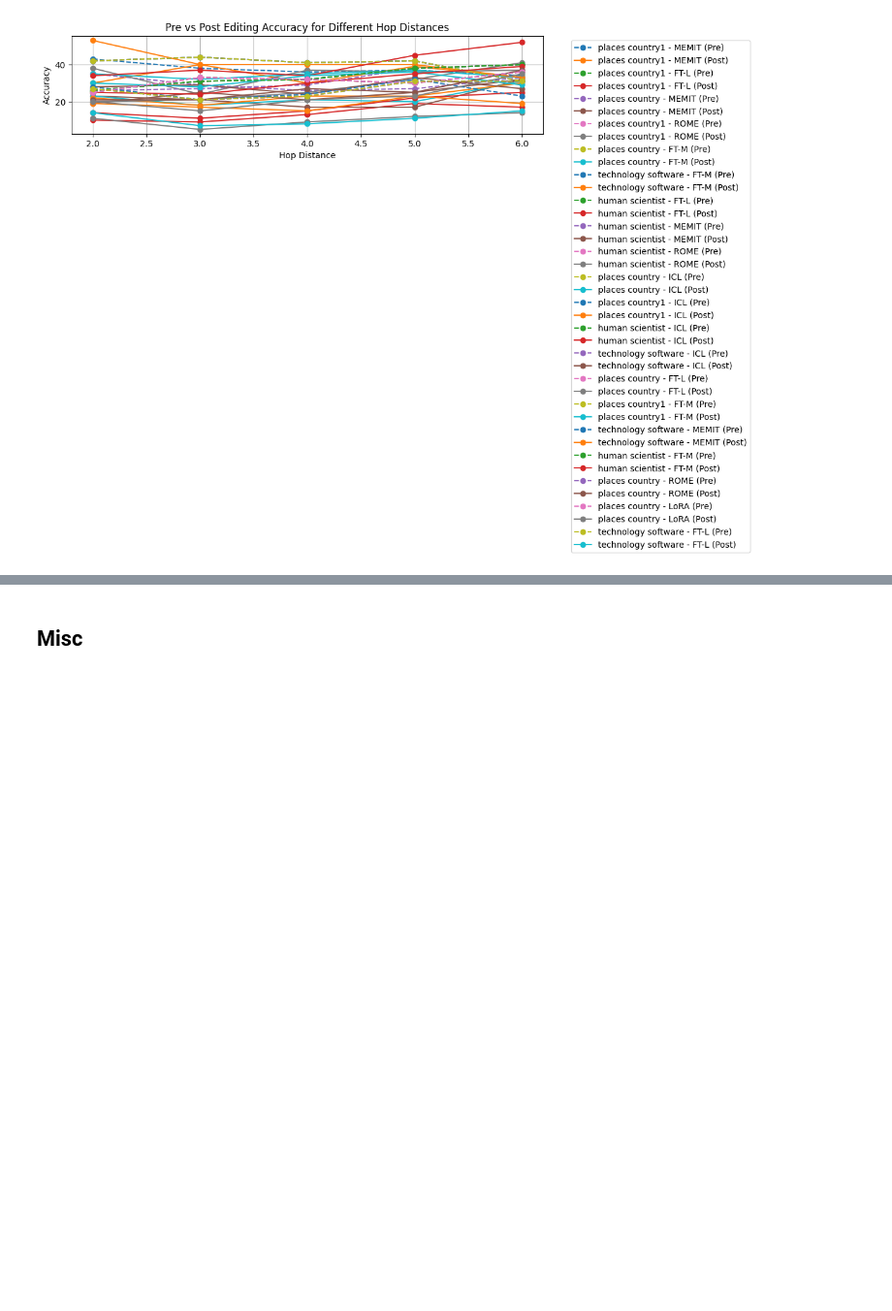
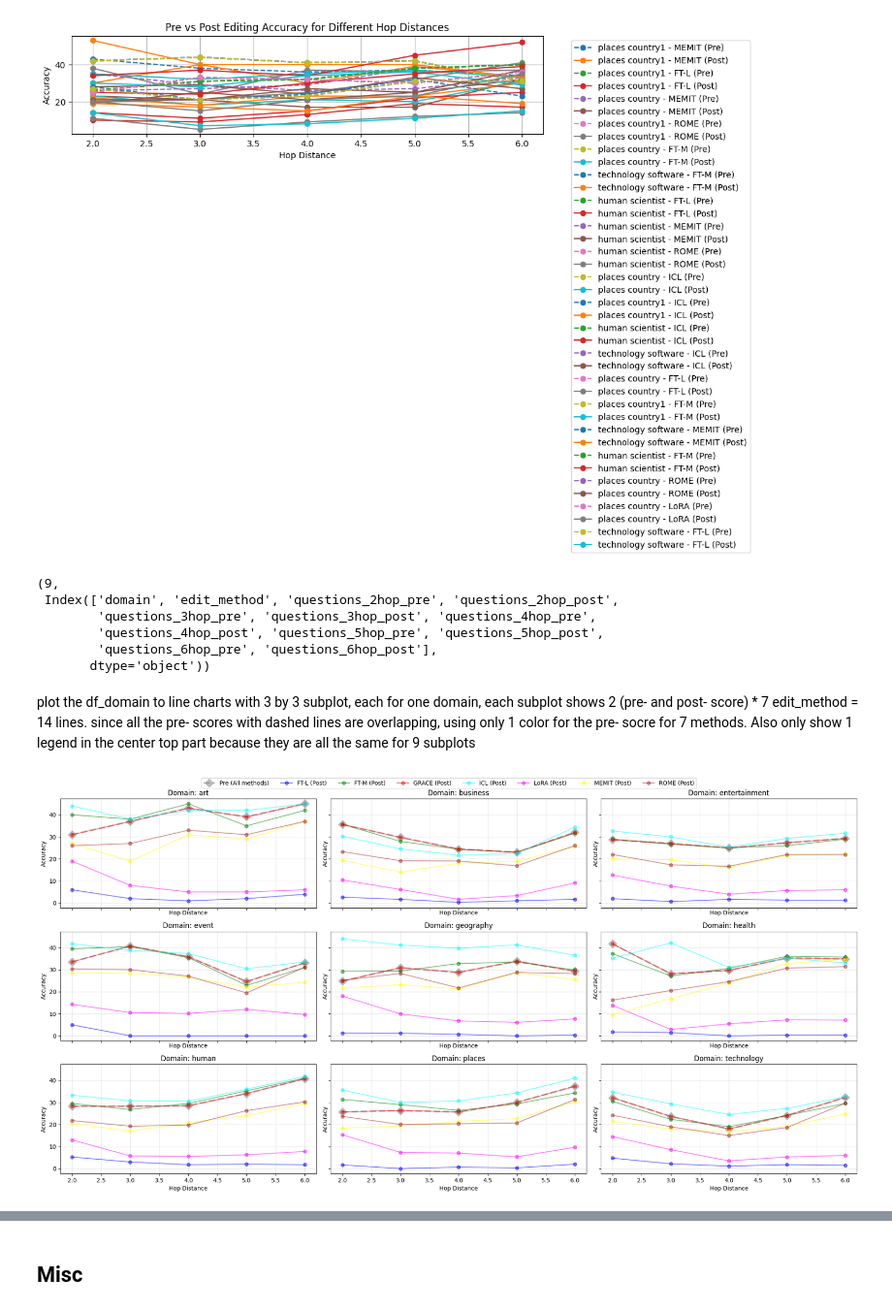
Before and after one commit to BullshiArtist/HalluEditBench, a Jupyter notebook: code/result_summary.ipynb, the cells around one changed output, grey strips where cells are left out. Shown at 97% size. Drawn from its saved outputs; the diff is of its cells as text; code cells hidden in the pictures; blank space fills up the shorter version.

```diff
--- a/code/result_summary.ipynb
+++ b/code/result_summary.ipynb
@@ -365,0 +373,77 @@ for e in metrics:
+# %%
+df_domain.domain.nunique(), df_domain.columns
+# %% [output]
+(9,
+ Index(['domain', 'edit_method', 'questions_2hop_pre', 'questions_2hop_post',
+        'questions_3hop_pre', 'questions_3hop_post', 'questions_4hop_pre',
+        'questions_4hop_post', 'questions_5hop_pre', 'questions_5hop_post',
+        'questions_6hop_pre', 'questions_6hop_post'],
+       dtype='object'))
+# %% [markdown]
+plot the df_domain to line charts with 3 by 3 subplot, each for one domain, each subplot shows 2 (pre- and post- score) * 7 edit_method = 14 lines.
+since all the pre- scores with dashed lines are overlapping, using only 1 color for the pre- socre for 7 methods. Also only show 1 legend in the center top part because they are all the same for 9 subplots
+# %%
+df_domain = df_multi_hop.groupby(['domain', 'edit_method']).mean().reset_index()
+
+# Set up the subplot grid
+fig, axes = plt.subplots(3, 3, figsize=(20, 10), sharex=True, sharey=True)
+# fig.suptitle('Pre vs Post Editing Accuracy for Different Hop Distances by Domain', fontsize=16)
+
+# Get unique domains and edit methods
+domains = df_domain['domain'].unique()
+edit_methods = df_domain['edit_method'].unique()
+
+# Color palette for edit methods (post-editing)
+# colors = sns.color_palette("husl", n_colors=len(edit_methods))
+colors = ['blue', 'green', 'red', 'cyan', 'magenta', 'yellow', 'brown']
+
+# Create a single legend for the entire figure
+lines = []
+labels = []
+
+for i, domain in enumerate(domains):
+    row = i // 3
+    col = i % 3
+    ax = axes[row, col]
+    domain_data = df_domain[df_domain['domain'] == domain]
+
+    # Set up the grid to be behind the plot and faded
+    ax.grid(True, zorder=0, alpha=0.3)
+
+    # Plot pre-editing scores (all methods in one color)
+    pre_values = [domain_data[f'questions_{k}hop_pre'].mean() for k in range(2, 7)]
+    pre_line, = ax.plot(range(2, 7), pre_values, marker='D', linestyle='--', color='gray', label='Pre (All methods)', linewidth=3, alpha=0.5, zorder=2, markersize=10)
+
+    if i == 0:
+        lines.append(pre_line)
+        labels.append('Pre (All methods)')
+
+    for j, method in enumerate(edit_methods):
+        method_data = domain_data[domain_data['edit_method'] == method]
+        post_values = [method_data[f'questions_{k}hop_post'].values[0] for k in range(2, 7)]
+        post_line, = ax.plot(range(2, 7), post_values, marker='o', color=colors[j], label=f"{method} (Post)", zorder=2, alpha=0.5)
+
+        if i == 0:
+            lines.append(post_line)
+            labels.append(f"{method} (Post)")
+
+    ax.set_xlabel('Hop Distance')
+    ax.set_ylabel('Accuracy')
+    ax.set_title(f'Domain: {domain}')
+
+    # Set the plot area on top of the grid
+    ax.set_axisbelow(True)
+
+# Remove any unused subplots
+for i in range(len(domains), 9):
+    row = i // 3
+    col = i % 3
+    fig.delaxes(axes[row, col])
+
+# Add a single legend to the center top of the figure
+fig.legend(lines, labels, loc='upper center', bbox_to_anchor=(0.5, 1.02), ncol=8)
+
+plt.tight_layout()
+plt.show()
+# %% [output]
+[figure, added]
```
Also changed, not shown: parts of 26 cells of this notebook, 45 other files.
